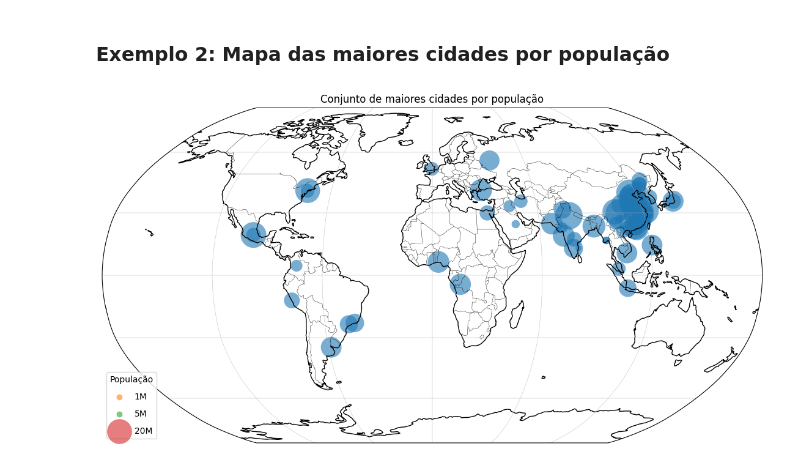
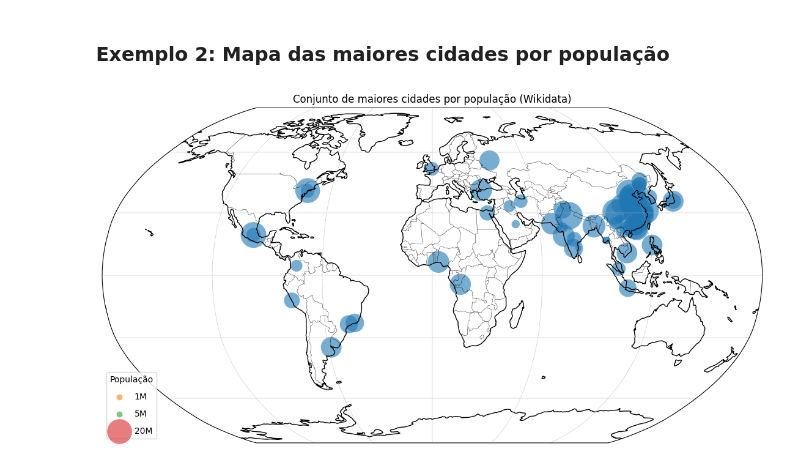
Before and after one commit to BernardoCaixeta/Ontologia-SPARQL, a Jupyter notebook: 2 - exemplo_wikidata.ipynb, the cells around one changed output. Cells and saved outputs as stored; diff of their text form; code cells hidden in the pictures.

```diff
--- a/2 - exemplo_wikidata.ipynb
+++ b/2 - exemplo_wikidata.ipynb
@@ -132,32 +132,33 @@ lat = df_["Latitude"].astype(float).to_numpy()
 
 logp = np.log10(np.clip(pop, 1, None))
 lo, hi = logp.min(), logp.max()
 
 if hi > lo:
     sizes = np.interp(logp, (lo, hi), (50.0, 1200.0))
 else:
     sizes = np.full_like(logp, 300.0)
 
 mask = np.isfinite(lon) & np.isfinite(lat) & np.isfinite(sizes)
 lon, lat, sizes = lon[mask], lat[mask], sizes[mask]
 
 fig = plt.figure(figsize=(12, 6))
 ax = plt.axes(projection=ccrs.Robinson())
 ax.set_global()
 ax.coastlines()
 ax.add_feature(cfeature.BORDERS, linewidth=0.3)
 ax.gridlines(draw_labels=False, linewidth=0.3)
 
 ax.scatter(lon, lat, s=sizes, alpha=0.6, linewidths=0, transform=ccrs.PlateCarree())
 
 if hi > lo:
     for p, label in [(1e6, "1M"), (5e6, "5M"), (2e7, "20M")]:
         lsize = np.interp(np.log10(p), (lo, hi), (50.0, 1200.0))
         ax.scatter([], [], s=lsize, alpha=0.6, linewidths=0, label=label)
     ax.legend(scatterpoints=1, frameon=True, labelspacing=1, title="População", loc="lower left")
 
-plt.title("Conjunto de maiores cidades por população")
+plt.title("Conjunto de maiores cidades por população (Wikidata)")
 plt.tight_layout()
+plt.savefig("mapa_cidades_populacao.png")
 plt.show()
 # %% [output]
-[figure, old version]
+[figure, new version]
```
Also changed, not shown: parts of 1 cell of this notebook, 3 other files.
